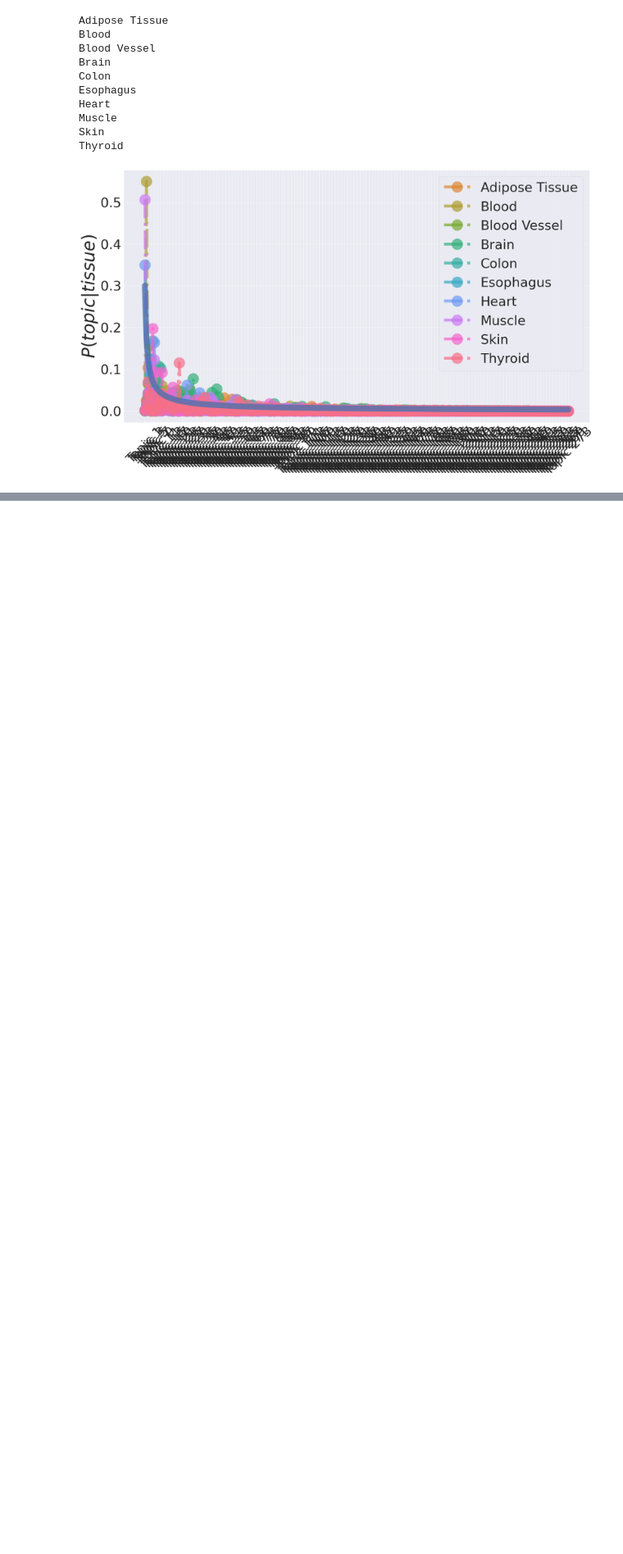
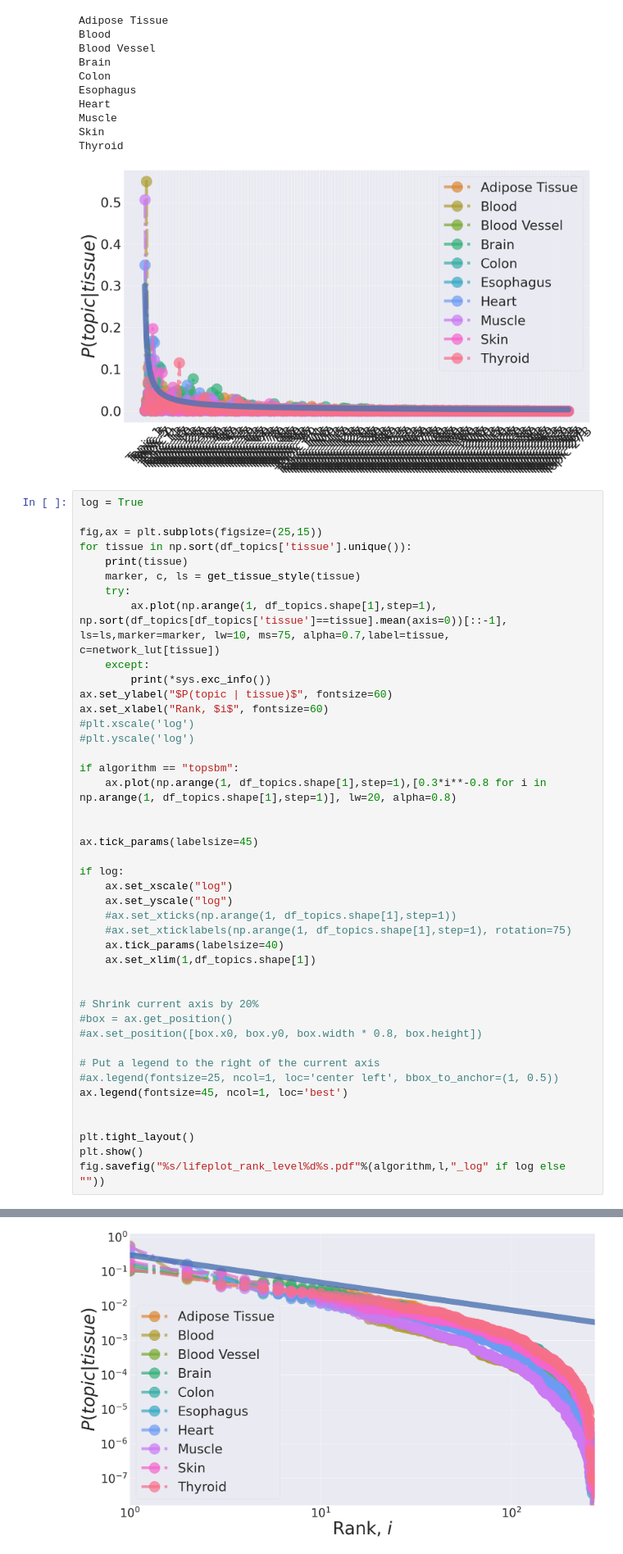
Before and after one commit to fvalle1/topics, a Jupyter notebook: hSBM_topic-dist.ipynb, the cells around one changed output, grey strips where cells are left out. Shown at 82% size. Cells and saved outputs as stored; diff of their text form; blank space fills up the shorter version.

```diff
--- a/hSBM_topic-dist.ipynb
+++ b/hSBM_topic-dist.ipynb
@@ -215,3 +217,47 @@ Muscle
 Skin
 Thyroid
 [figure]
+# %%
+log = True
+
+fig,ax = plt.subplots(figsize=(25,15))
+for tissue in np.sort(df_topics['tissue'].unique()):
+    print(tissue)
+    marker, c, ls = get_tissue_style(tissue)
+    try:
+        ax.plot(np.arange(1, df_topics.shape[1],step=1), np.sort(df_topics[df_topics['tissue']==tissue].mean(axis=0))[::-1], ls=ls,marker=marker, lw=10, ms=75, alpha=0.7,label=tissue, c=network_lut[tissue])
+    except:
+        print(*sys.exc_info())
+ax.set_ylabel("$P(topic | tissue)$", fontsize=60)
+ax.set_xlabel("Rank, $i$", fontsize=60)
+#plt.xscale('log')
+#plt.yscale('log')
+
+if algorithm == "topsbm":
+    ax.plot(np.arange(1, df_topics.shape[1],step=1),[0.3*i**-0.8 for i in np.arange(1, df_topics.shape[1],step=1)], lw=20, alpha=0.8)
+
+
+ax.tick_params(labelsize=45)
+
+if log:
+    ax.set_xscale("log")
+    ax.set_yscale("log")
+    #ax.set_xticks(np.arange(1, df_topics.shape[1],step=1))
+    #ax.set_xticklabels(np.arange(1, df_topics.shape[1],step=1), rotation=75)
+    ax.tick_params(labelsize=40)
+    ax.set_xlim(1,df_topics.shape[1])
+
+
+# Shrink current axis by 20%
+#box = ax.get_position()
+#ax.set_position([box.x0, box.y0, box.width * 0.8, box.height])
+
+# Put a legend to the right of the current axis
+#ax.legend(fontsize=25, ncol=1, loc='center left', bbox_to_anchor=(1, 0.5))
+ax.legend(fontsize=45, ncol=1, loc='best')
+
+
+plt.tight_layout()
+plt.show()
+fig.savefig("%s/lifeplot_rank_level%d%s.pdf"%(algorithm,l,"_log" if log else ""))
+# %% [output]
@@ -217,0 +274 @@ Thyroid
+[figure, added]
```
Also changed, not shown: parts of 3 cells of this notebook.
